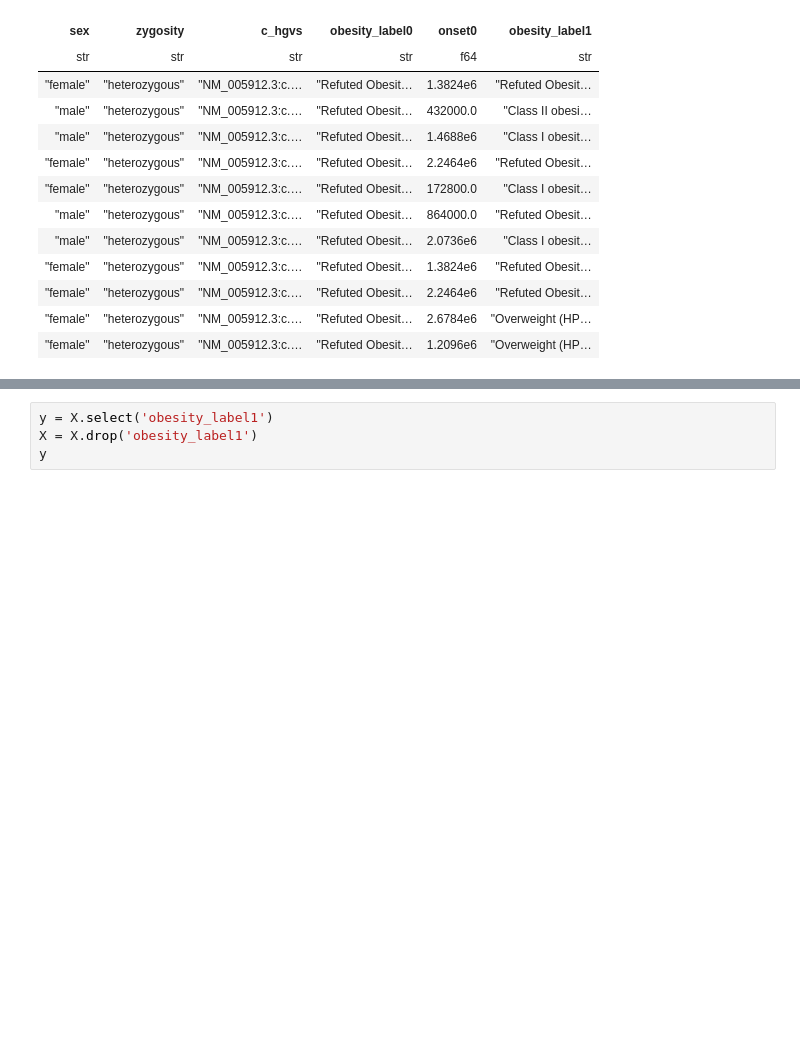
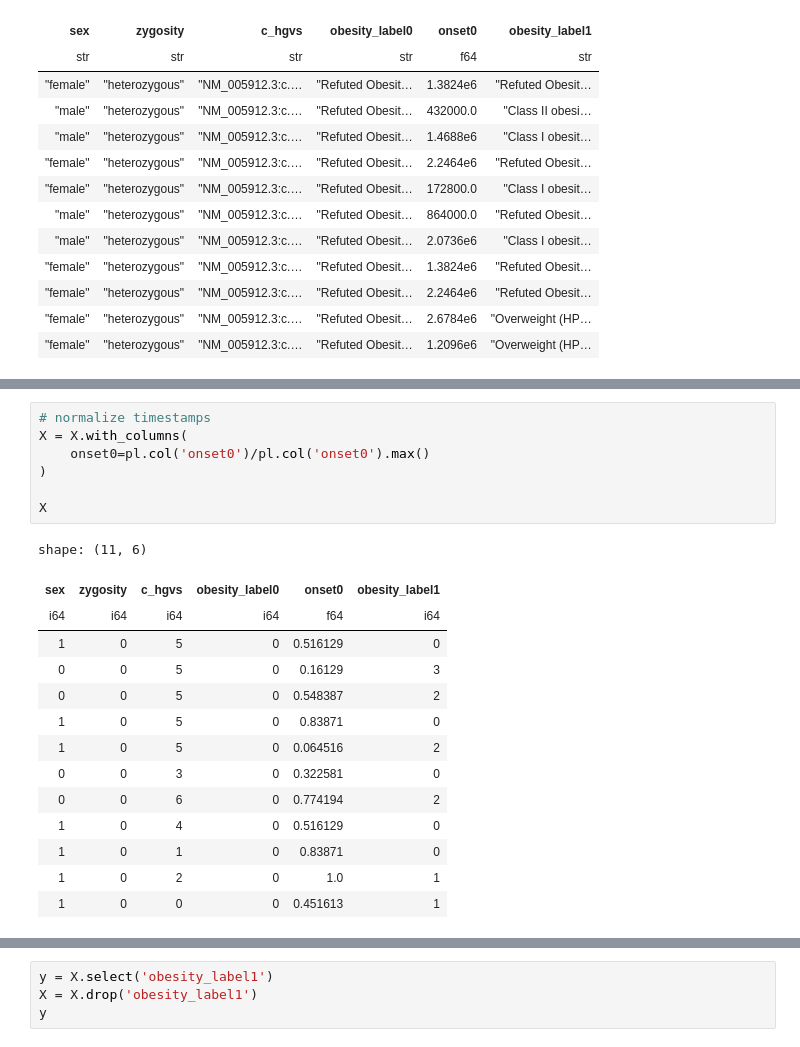
Before and after one commit to BIH-CEI/ERKER2Phenopackets, a Jupyter notebook: ERKER2Phenopackets/src/analysis/ml/analyse.ipynb, the cells around one changed output, grey strips where cells are left out. Cells and saved outputs as stored; diff of their text form; blank space fills up the shorter version.

```diff
--- a/ERKER2Phenopackets/src/analysis/ml/analyse.ipynb
+++ b/ERKER2Phenopackets/src/analysis/ml/analyse.ipynb
@@ -946,3 +951,25 @@ shape: (11, 6)
+# %%
+# normalize timestamps
+X = X.with_columns(
+    onset0=pl.col('onset0')/pl.col('onset0').max()
+)
+
+X
+# %% [output]
+shape: (11, 6)
+| sex | zygosity | c_hgvs | obesity_label0 | onset0 | obesity_label1 |
+| i64 | i64 | i64 | i64 | f64 | i64 |
+| 1 | 0 | 5 | 0 | 0.516129 | 0 |
+| 0 | 0 | 5 | 0 | 0.16129 | 3 |
+| 0 | 0 | 5 | 0 | 0.548387 | 2 |
+| 1 | 0 | 5 | 0 | 0.83871 | 0 |
+| 1 | 0 | 5 | 0 | 0.064516 | 2 |
+| 0 | 0 | 3 | 0 | 0.322581 | 0 |
+| 0 | 0 | 6 | 0 | 0.774194 | 2 |
+| 1 | 0 | 4 | 0 | 0.516129 | 0 |
+| 1 | 0 | 1 | 0 | 0.83871 | 0 |
+| 1 | 0 | 2 | 0 | 1.0 | 1 |
+| 1 | 0 | 0 | 0 | 0.451613 | 1 |
 # %%
 X.corr().with_columns(pl.Series(values=X.columns, name='from/to')).select(['from/to'] + X.columns)
 # %% [output]
```
Also changed, not shown: parts of 5 cells of this notebook.
